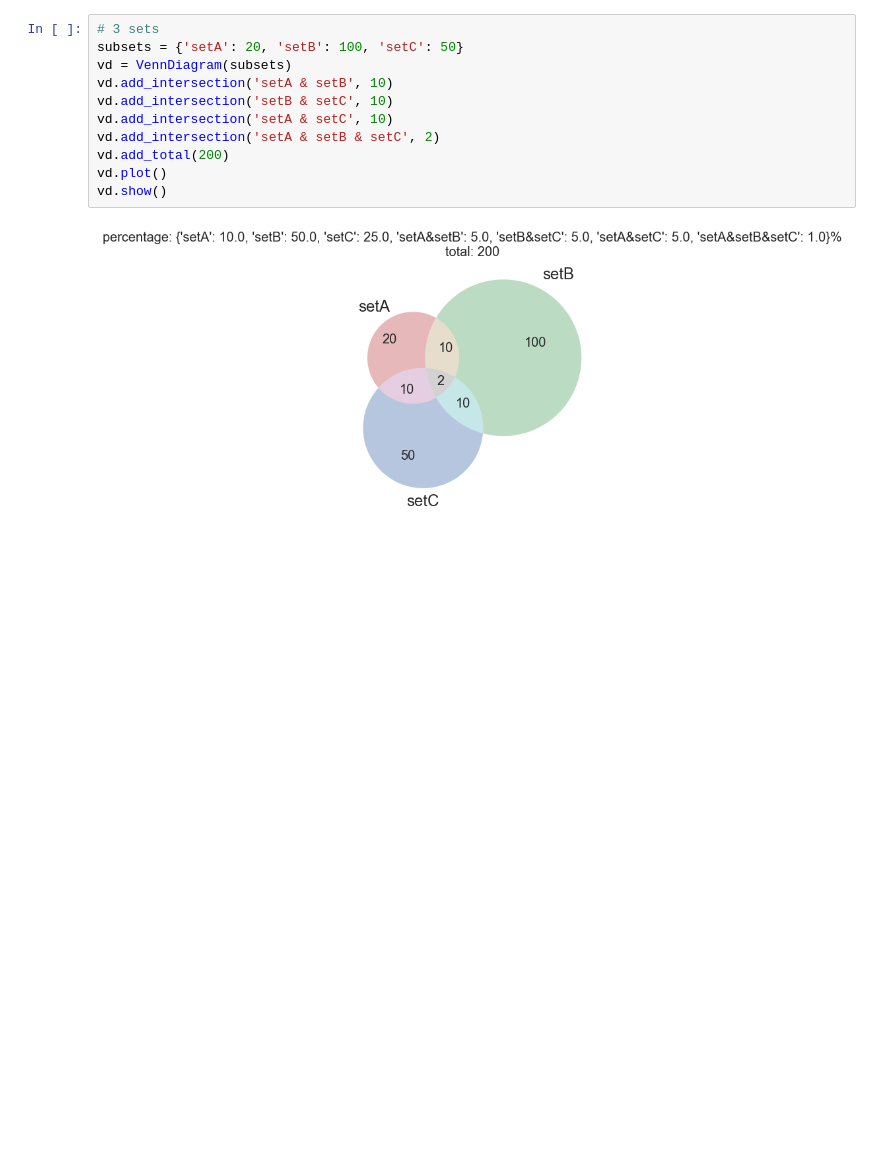
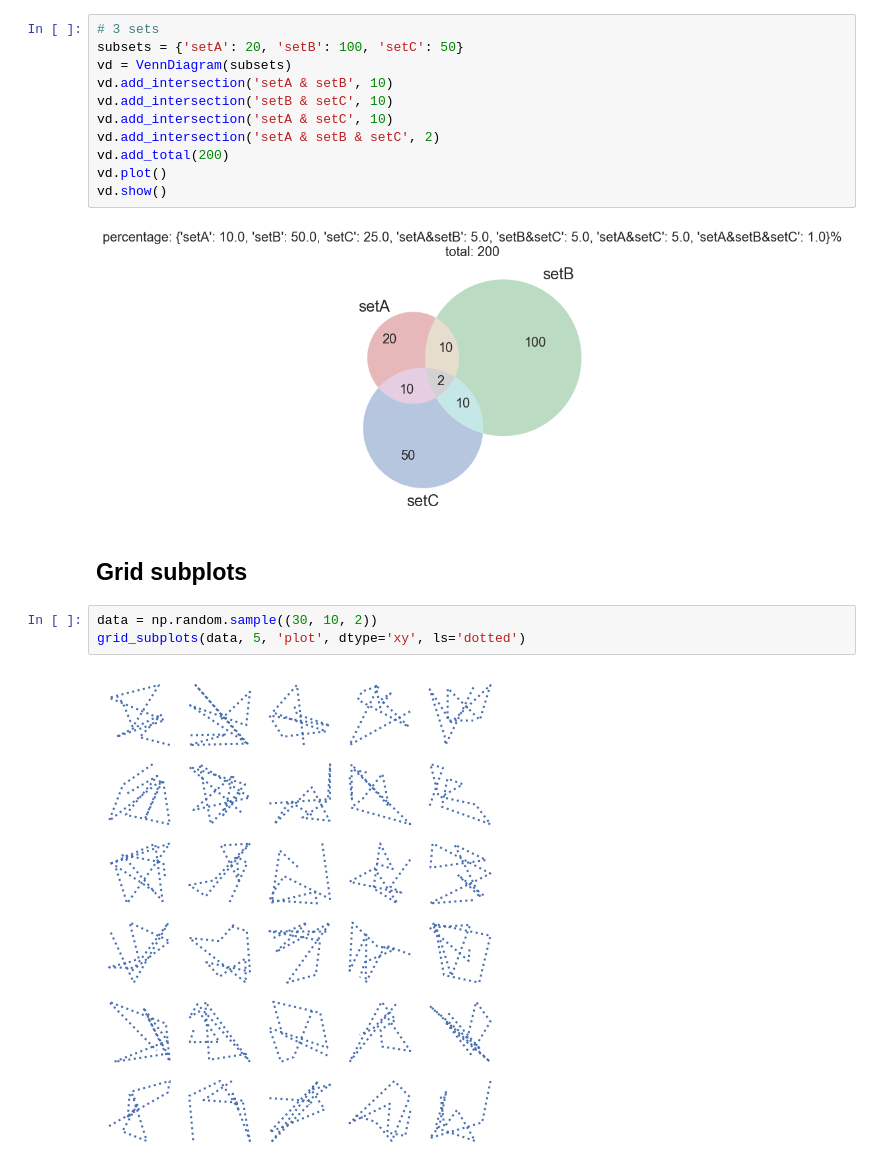
Before and after one commit to ytsimon2004/neuralib, a Jupyter notebook: doc/source/notebooks/example_neuralib_plot.ipynb, the cells around one changed output. Saved outputs shown, nothing was run; the diff lists cells and outputs as text; blank space fills up the shorter version.

```diff
--- a/doc/source/notebooks/example_neuralib_plot.ipynb
+++ b/doc/source/notebooks/example_neuralib_plot.ipynb
@@ -90,3 +114,10 @@ vd.plot()
 vd.show()
 # %% [output]
 [figure]
+# %% [markdown]
+## Grid subplots
+# %%
+data = np.random.sample((30, 10, 2))
+grid_subplots(data, 5, 'plot', dtype='xy', ls='dotted')
+# %% [output]
+[figure, added]
```
Also changed, not shown: parts of 11 cells of this notebook, 9 other files.
